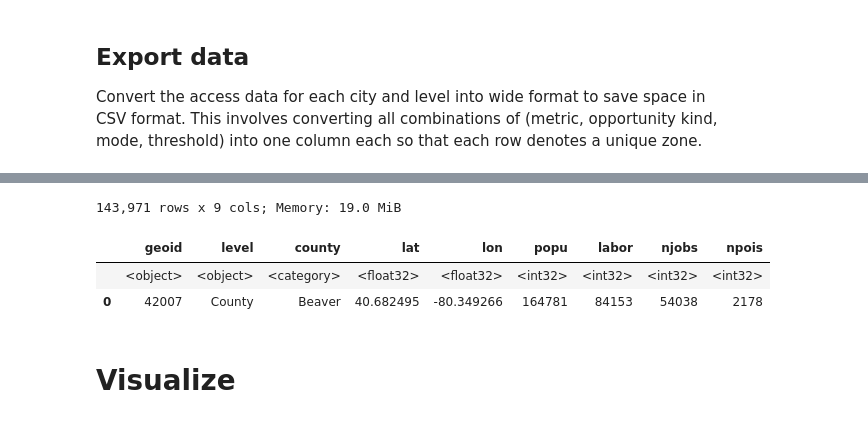
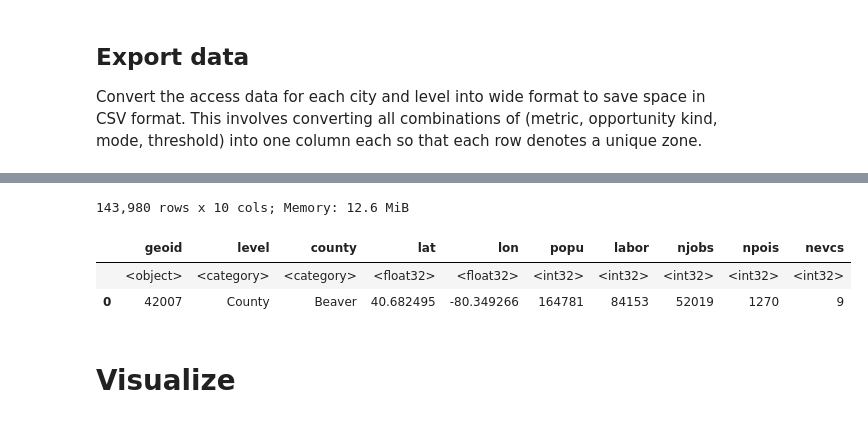
Before and after one commit to rvanxer/spatial_access_america, a Jupyter notebook: 4_Compute_access.ipynb, the cells around one changed output, grey strips where cells are left out. Cells and saved outputs as stored; diff of their text form; code cells hidden in the pictures.

```diff
--- a/4_Compute_access.ipynb
+++ b/4_Compute_access.ipynb
@@ -17,7 +15,7 @@ centroids = (pd.read_parquet(
     'data/geometry/centroids.parquet',
     columns=['geoid', 'x', 'y'])
              .rename(columns=D(x='lon', y='lat')))
-disp(zones := zones.merge(centroids, on='geoid'));
+zones = disp(zones.merge(centroids, on='geoid'))
 # %% [output]
 143,971 rows x 8 cols; Memory: 11.1 MiB
 |  | geoid | level | city | county | popu | labor | lon | lat |
@@ -26,7 +24,6 @@ disp(zones := zones.merge(centroids, on='geoid'));
 # %% [markdown]
 ## Opportunities
 # %%
-disp(jobs := pd.read_parquet(
-    'data/opport/jobs_2021.parquet',
-    filters=[('level', '!=', 'Block')])); # 9s
+opport = disp(pd.read_parquet('data/opport/opportunities.parquet')
+              .astype(D(level=CAT)))
 # %% [output]
@@ -44,8 +33,0 @@ disp(pois := pd.read_parquet('data/opport/pois.parquet'));
-# %%
-opport = pd.concat([
-    jobs.assign(kind='Jobs: ' + jobs.kind.astype(str))
-    .rename(columns=D(njobs='opport')),
-    pois.assign(kind='POIs: ' + pois.kind.astype(str))
-    .rename(columns=D(npois='opport'))
-]).reset_index(drop=True).astype(D(geoid=CAT, kind=CAT))
-disp(opport);
@@ -221,15 +186,15 @@ fields
 # %%
 zone_info = zones['geoid level county lat lon popu labor'.split()].copy()
-for col, kind in D(njobs='Jobs: All', npois='POIs: All').items():
+for col, kind in D(njobs='Jobs: All', npois='POIs: All', nevcs='EVCI: Stations').items():
     df = filt(opport, kind=kind).rename(columns=D(opport=col))
     zone_info = zone_info.merge(df, 'left', on=('geoid', 'level'))
     zone_info[col] = zone_info[col].fillna(0).astype(I32)
 disp(zone_info);
 # %% [output]
-143,971 rows x 9 cols; Memory: 19.0 MiB
+143,980 rows x 10 cols; Memory: 12.6 MiB
-|  | geoid | level | county | lat | lon | popu | labor | njobs | npois |
-|  | <object> | <object> | <category> | <float32> | <float32> | <int32> | <int32> | <int32> | <int32> |
-| 0 | 42007 | County | Beaver | 40.682495 | -80.349266 | 164781 | 84153 | 54038 | 2178 |
+|  | geoid | level | county | lat | lon | popu | labor | njobs | npois | nevcs |
+|  | <object> | <category> | <category> | <float32> | <float32> | <int32> | <int32> | <int32> | <int32> | <int32> |
+| 0 | 42007 | County | Beaver | 40.682495 | -80.349266 | 164781 | 84153 | 52019 | 1270 | 9 |
 # %%
 for file in (pbar := tqdm(sorted(glob('data/access/saa/*')))):
     city = file.split('/')[-1].split('.')[0]
```
Also changed, not shown: parts of 16 cells of this notebook, 2 other files.
